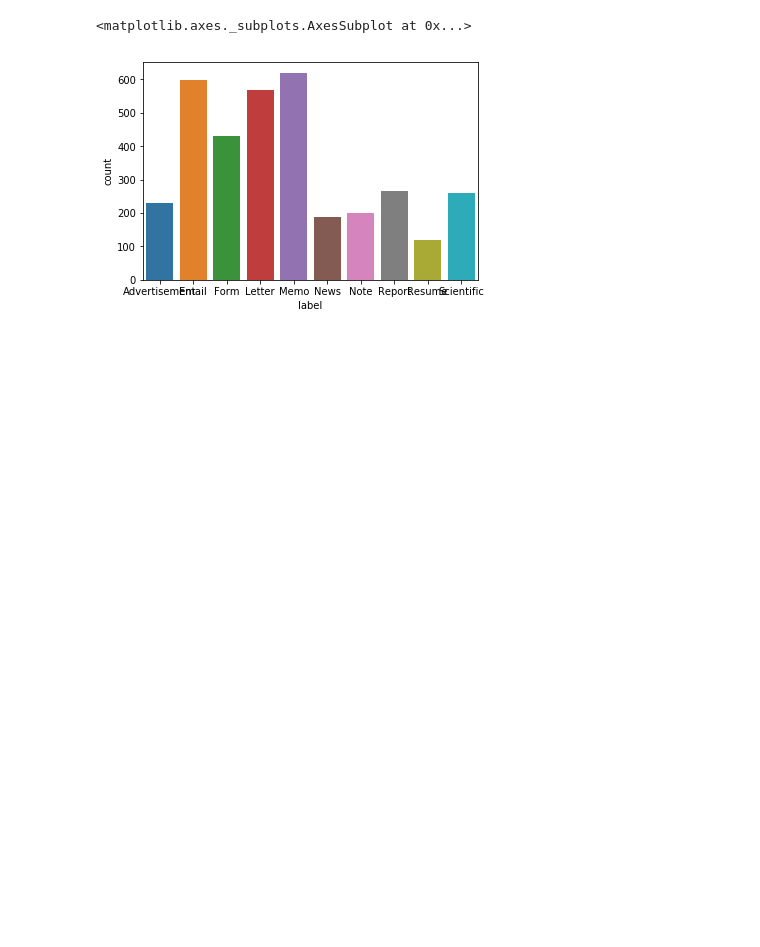
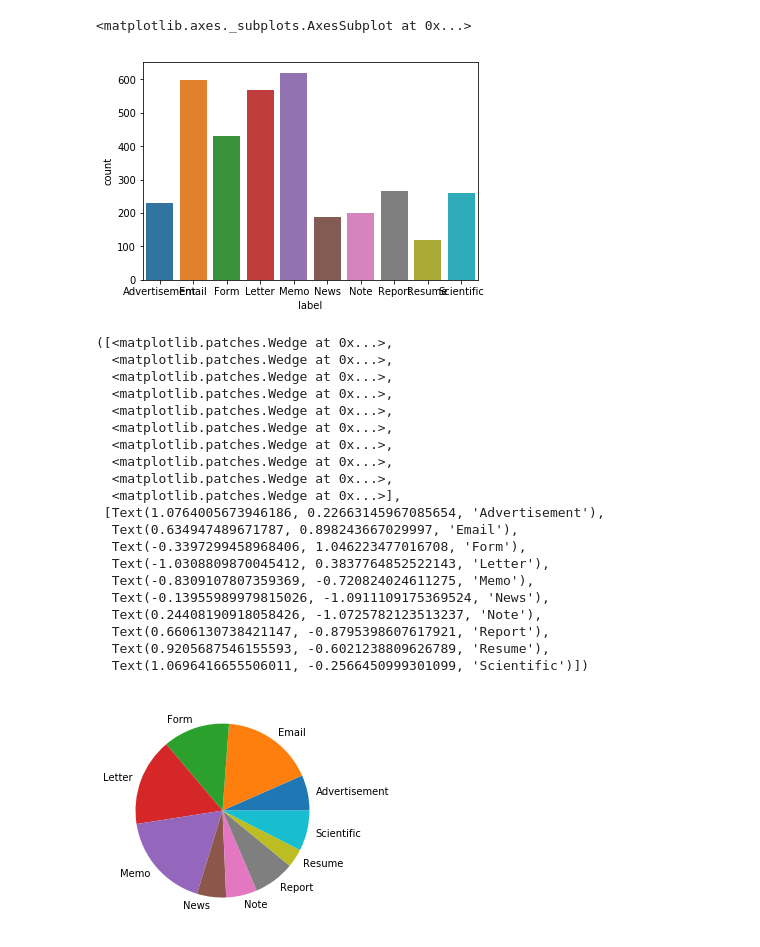
Before and after one commit to Rouen-NLP/final-lab-TimoreB, a Jupyter notebook: Projet_Timothe_BERNARD.ipynb, the cells around one changed output. Cells and saved outputs as stored; diff of their text form; code cells hidden in the pictures; blank space fills up the shorter version.

```diff
--- a/Projet_Timothe_BERNARD.ipynb
+++ b/Projet_Timothe_BERNARD.ipynb
@@ -30,6 +42,33 @@ g
 # %% [output]
 <matplotlib.axes._subplots.AxesSubplot at 0x...>
 [figure]
+# %%
+#Comme la fréquence d'apparition me parait, inégale, je choisie d'afficher un camembert pour mieux
+# se rendre compte des disparité
+unique, counts = np.unique(data['label'],return_counts=True)
+plt.pie(counts,labels=unique)
+# %% [output]
+([<matplotlib.patches.Wedge at 0x...>,
+  <matplotlib.patches.Wedge at 0x...>,
+  <matplotlib.patches.Wedge at 0x...>,
+  <matplotlib.patches.Wedge at 0x...>,
+  <matplotlib.patches.Wedge at 0x...>,
+  <matplotlib.patches.Wedge at 0x...>,
+  <matplotlib.patches.Wedge at 0x...>,
+  <matplotlib.patches.Wedge at 0x...>,
+  <matplotlib.patches.Wedge at 0x...>,
+  <matplotlib.patches.Wedge at 0x...>],
+ [Text(1.0764005673946186, 0.22663145967085654, 'Advertisement'),
+  Text(0.634947489671787, 0.898243667029997, 'Email'),
+  Text(-0.3397299458968406, 1.046223477016708, 'Form'),
+  Text(-1.0308809870045412, 0.3837764852522143, 'Letter'),
+  Text(-0.8309107807359369, -0.720824024611275, 'Memo'),
+  Text(-0.13955989979815026, -1.0911109175369524, 'News'),
+  Text(0.24408190918058426, -1.0725782123513237, 'Note'),
+  Text(0.6606130738421147, -0.8795398607617921, 'Report'),
+  Text(0.9205687546155593, -0.6021238809626789, 'Resume'),
+  Text(1.0696416655506011, -0.2566450999301099, 'Scientific')])
+[figure, added]
 # %%
 list_files = []
 for root, dirs, files in os.walk("./data", topdown=False):
```
Also changed, not shown: parts of 18 cells of this notebook, 2 other files.
